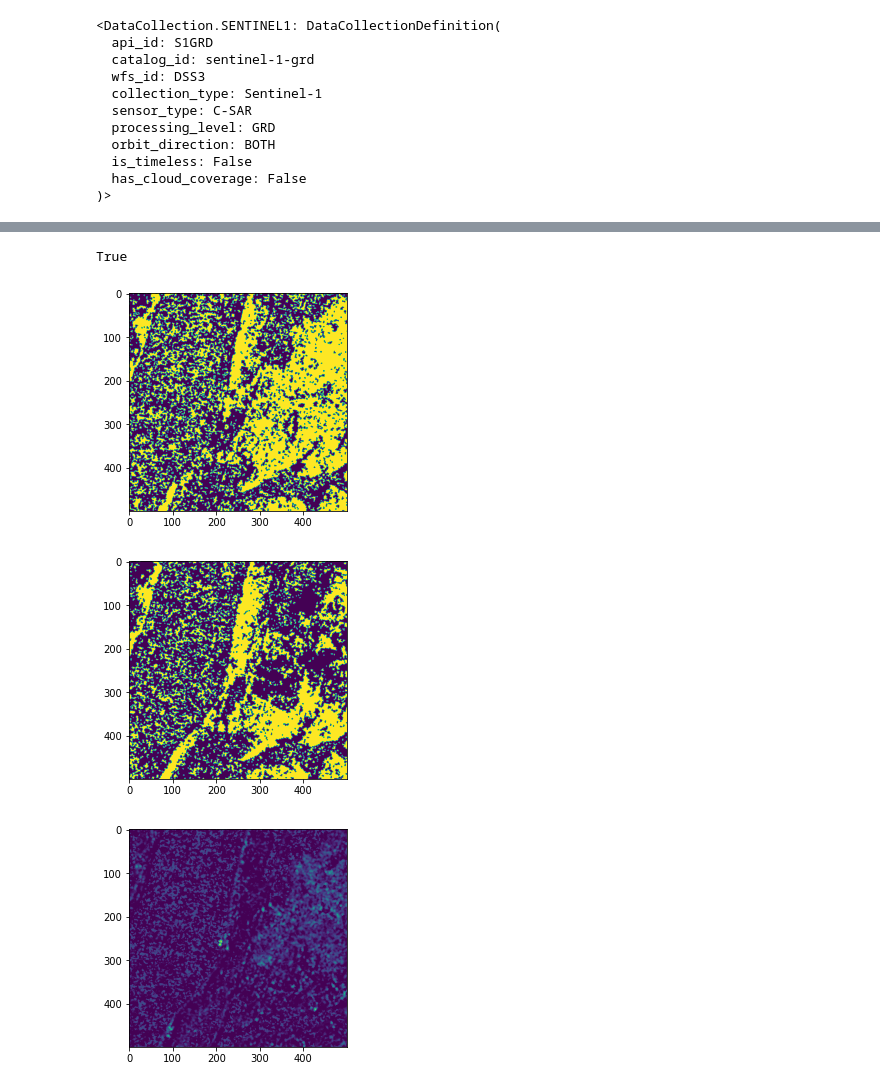
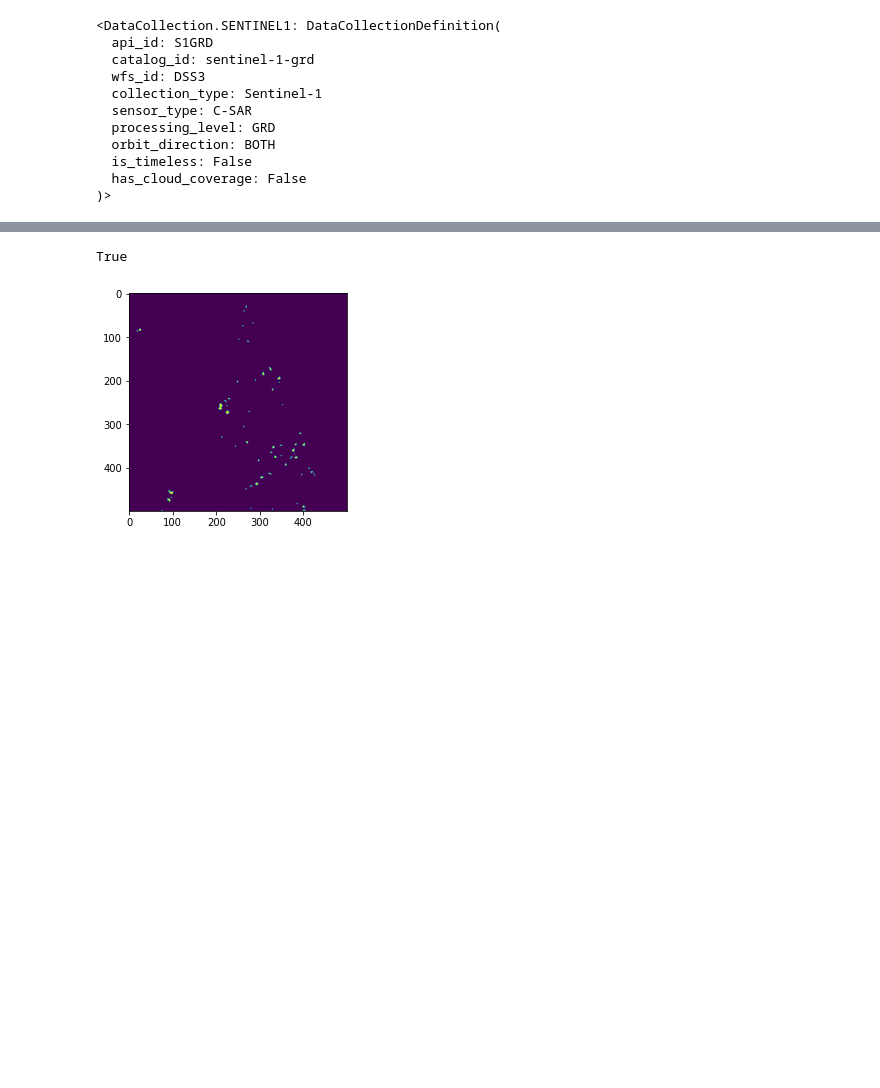
Before and after one commit to julianl092/amazon-barge-detection, a Jupyter notebook: data-collection/sentinel_1_pull_and_tile.ipynb, the cells around one changed output, grey strips where cells are left out. Drawn from its saved outputs; the diff is of its cells as text; code cells hidden in the pictures; blank space fills up the shorter version.

```diff
--- a/data-collection/sentinel_1_pull_and_tile.ipynb
+++ b/data-collection/sentinel_1_pull_and_tile.ipynb
@@ -256,44 +249,43 @@ BoundingBox(left=1360000.0, bottom=5121900.0, right=1370000.0, top=5131900.0)
 # %%
 import cv2
 
 # file_name = 'longlat-64.806529_-9.501545.png'
 # file_name2= 'longlat-64.828469_-9.541491.png'
 # folder1_name = '2021-04-12_2021-04-13'
 # folder2_name = '2021-04-10_2021-04-13'
 # img1_path = os.path.join(dir_path, '../data/' + folder1_name + '/' + file_name2)
 # img2_path = os.path.join(dir_path, '../data/' + folder2_name + '/' + file_name2)
 
 # file_name = 'longlat-64.94333_-9.620842.png'
-file_name = 'longlat-64.81439_-9.516611.tiff'
+# file_name = 'longlat-64.81439_-9.516611.tiff'
+file_name = 'longlat-64.81439_-9.516611_cropped.png'
 # file_name2= 'longlat-64.828469_-9.541491.png'
 # file_name2 = 'longlat-65.04333_-9.720842.png'
 # folder1_name = '2021-03-19_2021-03-24'
 folder1_name = '2021-03-25_2021-03-27'
 folder2_name = '2021-02-19_2021-02-24'
 img1_path = os.path.join(dir_path, '../data/' + folder1_name + '/' + file_name)
 img2_path = os.path.join(dir_path, '../data/' + folder2_name + '/' + file_name)
 
 im1_gray = cv2.imread(img1_path, cv2.IMREAD_GRAYSCALE)
 im2_gray = cv2.imread(img2_path, cv2.IMREAD_GRAYSCALE)
 # im1_gray = cv2.imread(img1_path)
 # im2_gray = cv2.imread(img2_path)
-# (thresh1, im1_bw) = cv2.threshold(im1_gray, 128, 255, cv2.THRESH_BINARY | cv2.THRESH_OTSU)
-# (thresh2, im2_bw) = cv2.threshold(im2_gray, 128, 255, cv2.THRESH_BINARY | cv2.THRESH_OTSU)
-sub = cv2.subtract(im1_gray, im2_gray)
-plt.figure()
-plt.imshow(im1_bw)
-plt.figure()
-plt.imshow(im2_bw)
+(thresh1, im1_bw) = cv2.threshold(im1_gray, 70, 255, cv2.THRESH_BINARY) # | cv2.THRESH_OTSU)
+(thresh2, im2_bw) = cv2.threshold(im2_gray, 70, 255, cv2.THRESH_BINARY) # | cv2.THRESH_OTSU)
+sub = cv2.subtract(im1_bw, im2_bw)
+# plt.figure()
+# plt.imshow(im1_gray)
+# plt.figure()
+# plt.imshow(im2_gray)
 plt.figure()
 plt.imshow(sub)
 diff_path = os.path.join(dir_path, '../data/diff/' + folder1_name + '__' + folder2_name + '_' + file_name)
 # plt.savefig(diff_path)
 cv2.imwrite(diff_path, sub)
 # %% [output]
 True
-[figure, old version]
+[figure, new version]
-[figure, removed]
-[figure, removed]
 # %%
 # long_corner = -60.3
 # lat_corner = -3.4
```
Also changed, not shown: parts of 5 cells of this notebook.
